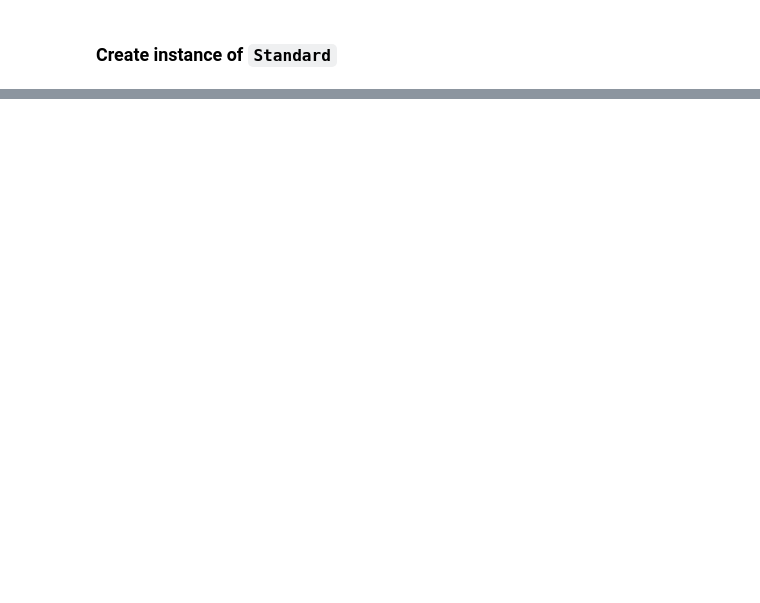
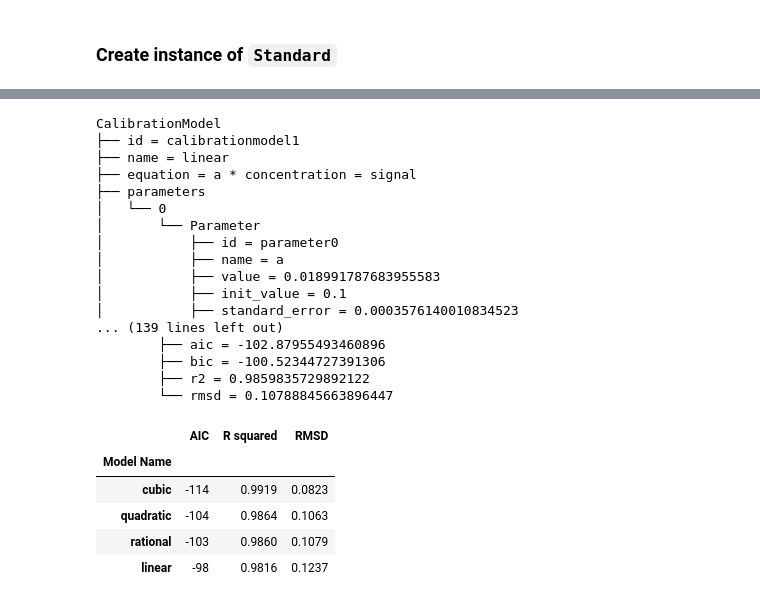
Before and after one commit to haeussma/MTPHandler, a Jupyter notebook: test_to_standard.ipynb, the cells around one changed output, grey strips where cells are left out. Drawn from its saved outputs; the diff is of its cells as text; code cells hidden in the pictures; blank space fills up the shorter version.

Commit message:
done calibration integration and enzymeml export

```diff
--- a/test_to_standard.ipynb
+++ b/test_to_standard.ipynb
@@ -96,2 +53,2 @@ Well
 # %%
-create_standard_curve(plate, abts, 340, 3).visualize()
+abts_calibrator = plate.calibrate(abts, 340)
@@ -97,0 +73,39 @@ create_standard_curve(plate, abts, 340, 3).visualize()
+# %%
+linear_model = abts_calibrator.add_to_models(
+    name="linear", equation="a * concentration = signal"
+)
+quadratic_model = abts_calibrator.add_to_models(
+    name="quadratic", equation="a * concentration^2 + b * concentration = signal"
+)
+cubic_model = abts_calibrator.add_to_models(
+    name="cubic", equation="a * concentration^3 + b * concentration^2 + c * concentration = signal"
+)
+rational_model = abts_calibrator.add_to_models(
+    name="rational", equation="a * concentration / (b + concentration) = signal"
+)
+
+abts_calibrator.fit_models()
+# %% [output]
+CalibrationModel
+├── id = calibrationmodel1
+├── name = linear
+├── equation = a * concentration = signal
+├── parameters
+│   └── 0
+│       └── Parameter
+│           ├── id = parameter0
+│           ├── name = a
+│           ├── value = 0.018991787683955583
+│           ├── init_value = 0.1
+│           ├── standard_error = 0.0003576140010834523
+... (139 lines left out)
+        ├── aic = -102.87955493460896
+        ├── bic = -100.52344727391306
+        ├── r2 = 0.9859835729892122
+        └── rmsd = 0.10788845663896447
+|  | AIC | R squared | RMSD |
+| Model Name |  |  |  |
+| cubic | -114 | 0.9919 | 0.0823 |
+| quadratic | -104 | 0.9864 | 0.1063 |
+| rational | -103 | 0.9860 | 0.1079 |
+| linear | -98 | 0.9816 | 0.1237 |
```
Also changed, not shown: parts of 8 cells of this notebook, 10 other files.
